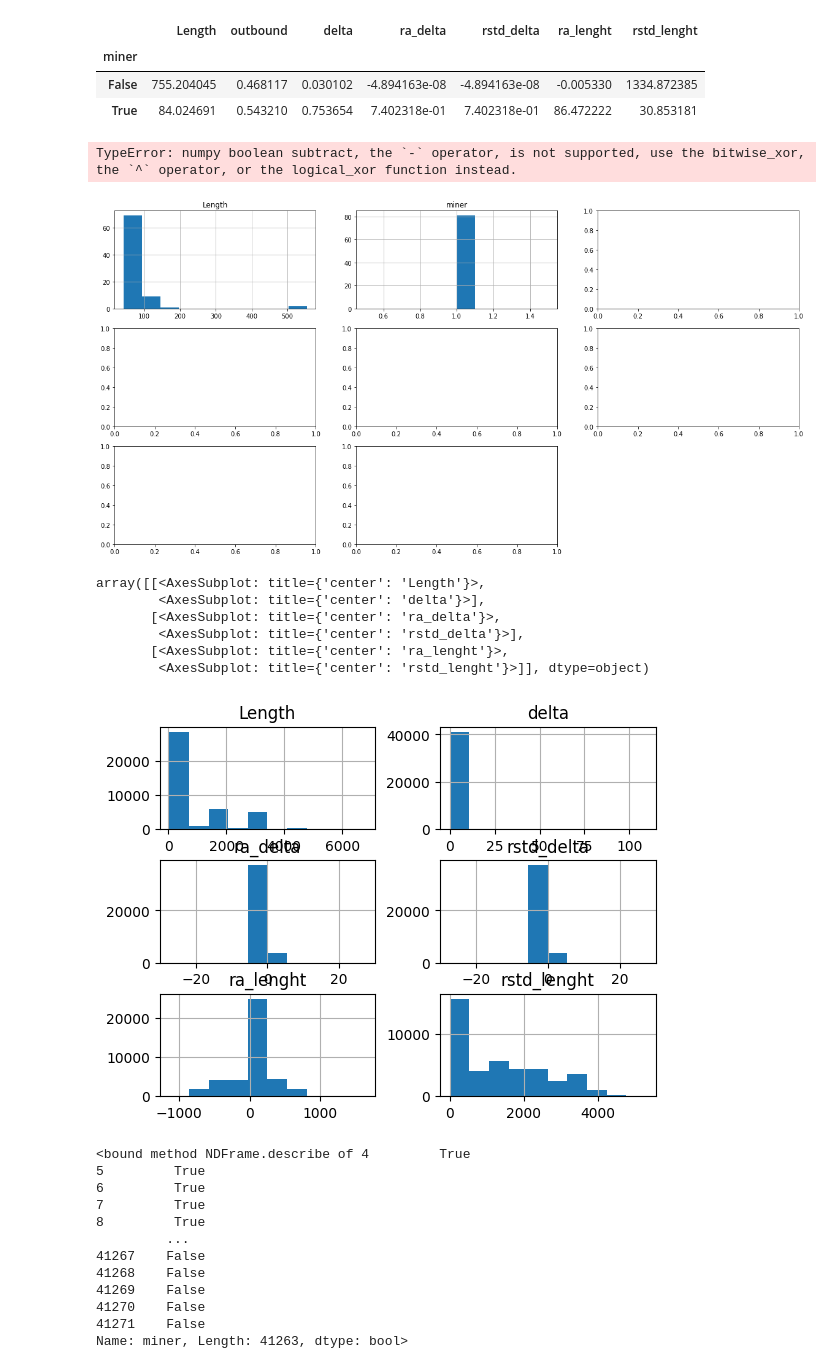
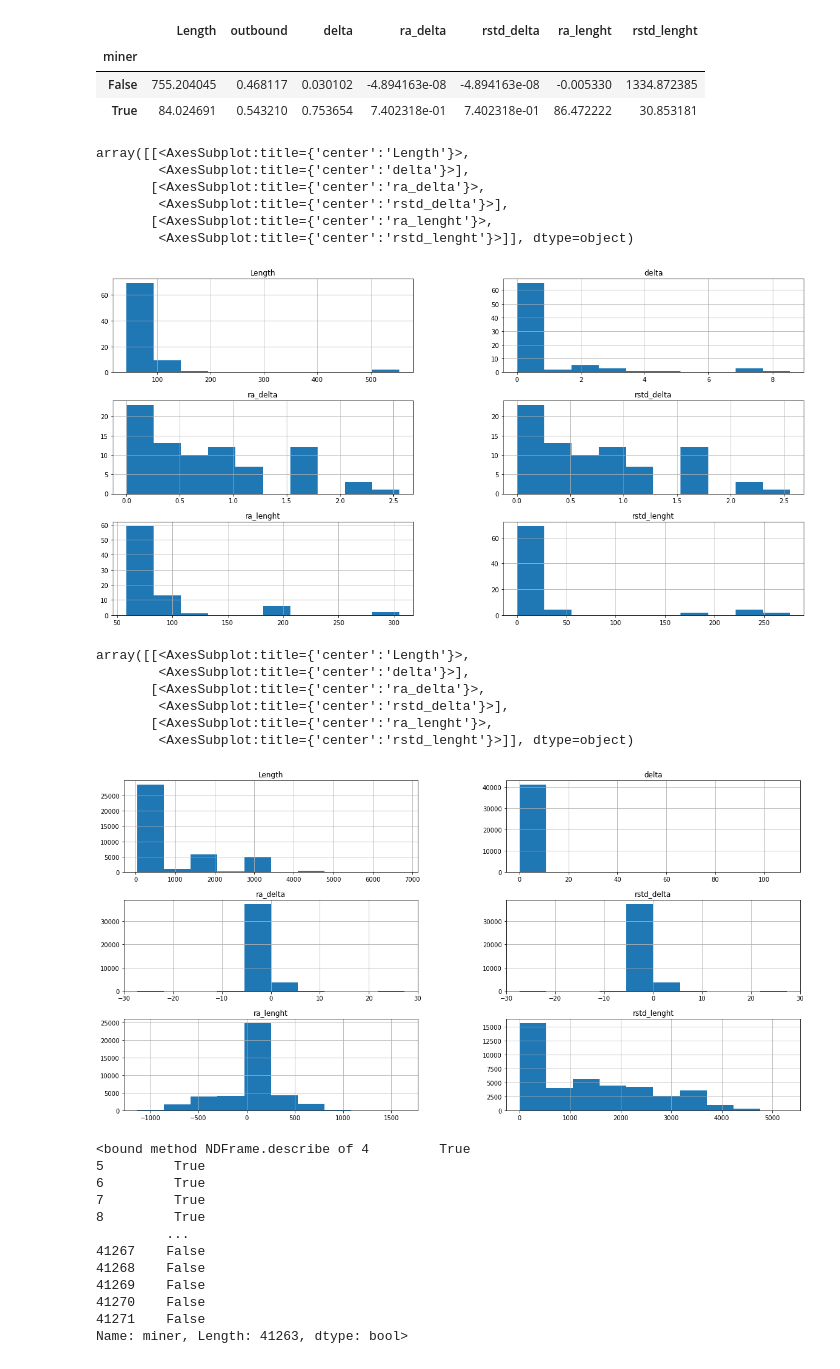
Before and after one commit to dulalbert/CRYPTO, a Jupyter notebook: notebook.ipynb, the cells around one changed output. Saved outputs shown, nothing was run; the diff lists cells and outputs as text; code cells hidden in the pictures.

Commit message:
added hist

```diff
--- a/notebook.ipynb
+++ b/notebook.ipynb
@@ -135,20 +135,25 @@ df_ML.groupby('miner').mean()
 | False | 755.204045 | 0.468117 | 0.030102 | -4.894163e-08 | -4.894163e-08 | -0.005330 | 1334.872385 |
 | True | 84.024691 | 0.543210 | 0.753654 | 7.402318e-01 | 7.402318e-01 | 86.472222 | 30.853181 |
 # %%
-df_ML.loc[df_ML['miner'] == True].hist(figsize = (20,10))
+df_ML.loc[df_ML['miner'] == True].select_dtypes(exclude=['boolean']).hist(figsize = (20,10))
 # %% [output]
-TypeError: numpy boolean subtract, the `-` operator, is not supported, use the bitwise_xor, the `^` operator, or the logical_xor function instead.
+array([[<AxesSubplot:title={'center':'Length'}>,
+        <AxesSubplot:title={'center':'delta'}>],
+       [<AxesSubplot:title={'center':'ra_delta'}>,
+        <AxesSubplot:title={'center':'rstd_delta'}>],
+       [<AxesSubplot:title={'center':'ra_lenght'}>,
+        <AxesSubplot:title={'center':'rstd_lenght'}>]], dtype=object)
-[figure, old version]
+[figure, new version]
 # %%
-df_ML.loc[df_ML['miner'] == False].hist()
+df_ML.loc[df_ML['miner'] == False].select_dtypes(exclude=['boolean']).hist(figsize = (20,10))
 # %% [output]
-array([[<AxesSubplot: title={'center': 'Length'}>,
-        <AxesSubplot: title={'center': 'delta'}>],
-       [<AxesSubplot: title={'center': 'ra_delta'}>,
-        <AxesSubplot: title={'center': 'rstd_delta'}>],
-       [<AxesSubplot: title={'center': 'ra_lenght'}>,
-        <AxesSubplot: title={'center': 'rstd_lenght'}>]], dtype=object)
+array([[<AxesSubplot:title={'center':'Length'}>,
+        <AxesSubplot:title={'center':'delta'}>],
+       [<AxesSubplot:title={'center':'ra_delta'}>,
+        <AxesSubplot:title={'center':'rstd_delta'}>],
+       [<AxesSubplot:title={'center':'ra_lenght'}>,
+        <AxesSubplot:title={'center':'rstd_lenght'}>]], dtype=object)
-[figure, old version]
+[figure, new version]
 # %%
 y = df_ML['miner']
 x = df_ML.drop('miner', axis = 1)
```
Also changed, not shown: parts of 4 cells of this notebook.
